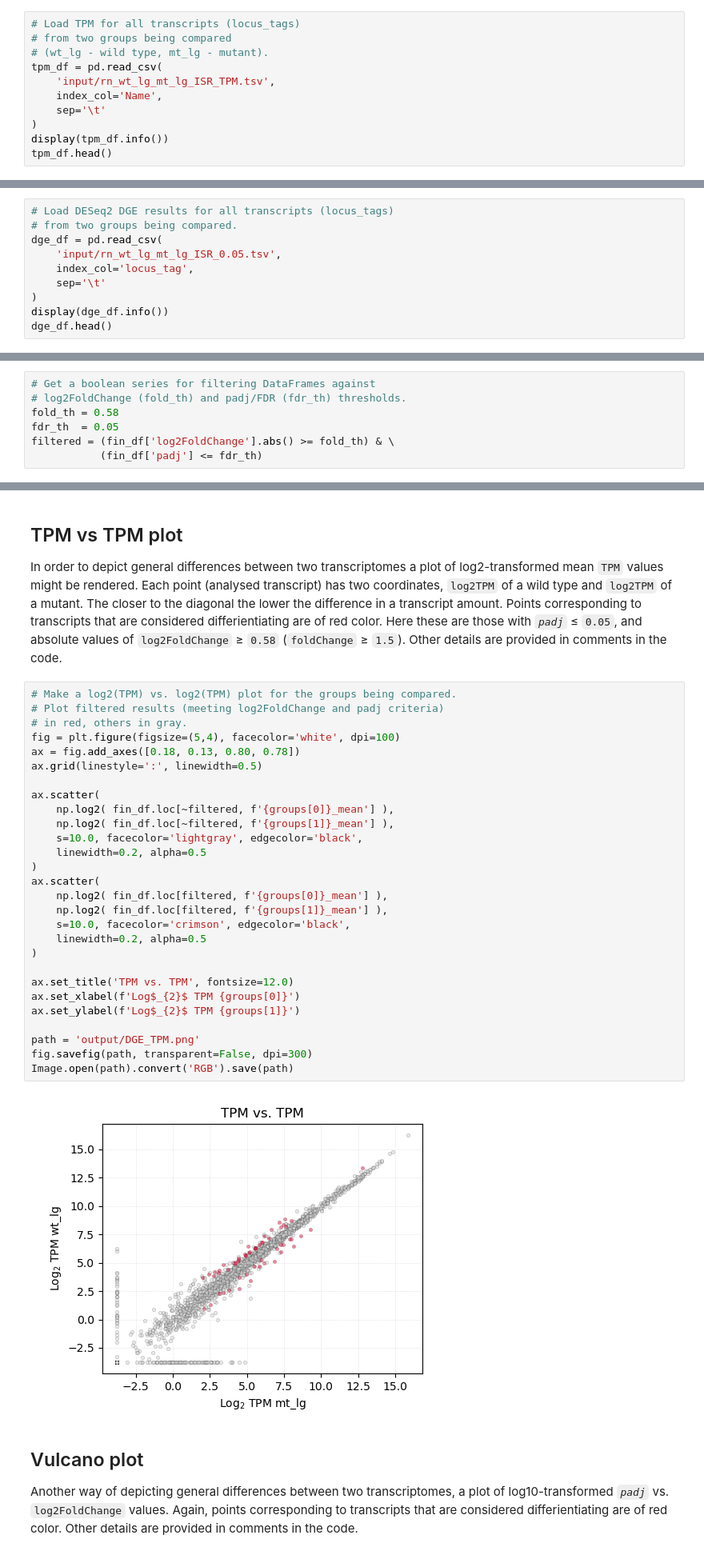
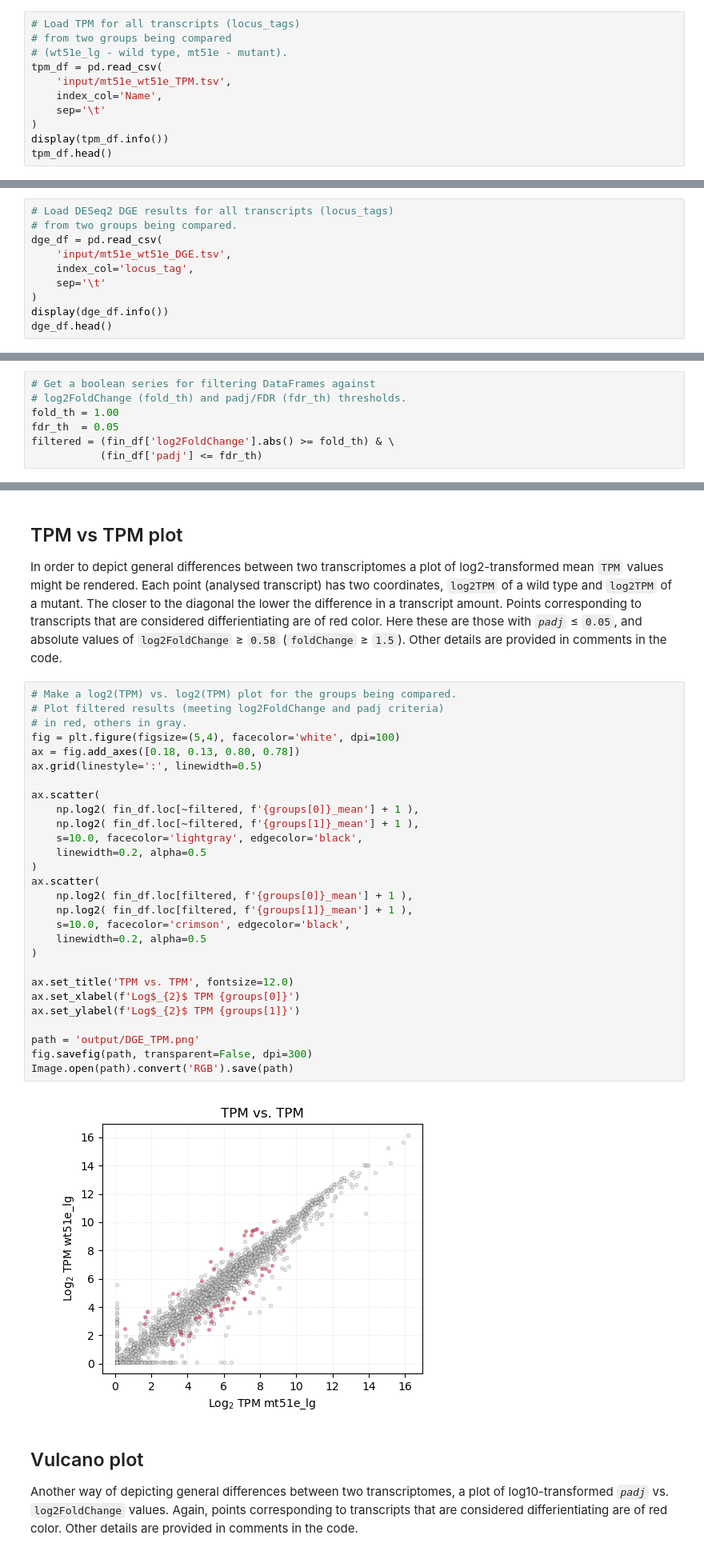
Before and after one commit to michalbukowski/dge-ontology, a Jupyter notebook: DGE-charts.ipynb, the cells around one changed output, grey strips where cells are left out. Shown at 80% size. Cells and saved outputs as stored; diff of their text form.

```diff
--- a/DGE-charts.ipynb
+++ b/DGE-charts.ipynb
@@ -40,9 +41,9 @@ def color_wheel():
 # %%
 # Load TPM for all transcripts (locus_tags)
 # from two groups being compared
-# (wt_lg - wild type, mt_lg - mutant).
+# (wt51e_lg - wild type, mt51e - mutant).
 tpm_df = pd.read_csv(
-    'input/rn_wt_lg_mt_lg_ISR_TPM.tsv',
+    'input/mt51e_wt51e_TPM.tsv',
     index_col='Name',
     sep='\t'
 )
@@ -74,7 +75,7 @@ None
 # Load DESeq2 DGE results for all transcripts (locus_tags)
 # from two groups being compared.
 dge_df = pd.read_csv(
-    'input/rn_wt_lg_mt_lg_ISR_0.05.tsv',
+    'input/mt51e_wt51e_DGE.tsv',
     index_col='locus_tag',
     sep='\t'
 )
@@ -159,7 +160,7 @@ None
 # %%
 # Get a boolean series for filtering DataFrames against
 # log2FoldChange (fold_th) and padj/FDR (fdr_th) thresholds.
-fold_th = 0.58
+fold_th = 1.00
 fdr_th  = 0.05
 filtered = (fin_df['log2FoldChange'].abs() >= fold_th) & \
            (fin_df['padj'] <= fdr_th)
@@ -267,33 +267,33 @@ In order to depict general differences between two transcriptomes a plot of log2
 # %%
 # Make a log2(TPM) vs. log2(TPM) plot for the groups being compared.
 # Plot filtered results (meeting log2FoldChange and padj criteria)
 # in red, others in gray.
 fig = plt.figure(figsize=(5,4), facecolor='white', dpi=100)
 ax = fig.add_axes([0.18, 0.13, 0.80, 0.78])
 ax.grid(linestyle=':', linewidth=0.5)
 
 ax.scatter(
-    np.log2( fin_df.loc[~filtered, f'{groups[0]}_mean'] ),
-    np.log2( fin_df.loc[~filtered, f'{groups[1]}_mean'] ),
+    np.log2( fin_df.loc[~filtered, f'{groups[0]}_mean'] + 1 ),
+    np.log2( fin_df.loc[~filtered, f'{groups[1]}_mean'] + 1 ),
     s=10.0, facecolor='lightgray', edgecolor='black',
     linewidth=0.2, alpha=0.5
 )
 ax.scatter(
-    np.log2( fin_df.loc[filtered, f'{groups[0]}_mean'] ),
-    np.log2( fin_df.loc[filtered, f'{groups[1]}_mean'] ),
+    np.log2( fin_df.loc[filtered, f'{groups[0]}_mean'] + 1 ),
+    np.log2( fin_df.loc[filtered, f'{groups[1]}_mean'] + 1 ),
     s=10.0, facecolor='crimson', edgecolor='black',
     linewidth=0.2, alpha=0.5
 )
 
 ax.set_title('TPM vs. TPM', fontsize=12.0)
 ax.set_xlabel(f'Log$_{2}$ TPM {groups[0]}')
 ax.set_ylabel(f'Log$_{2}$ TPM {groups[1]}')
 
 path = 'output/DGE_TPM.png'
 fig.savefig(path, transparent=False, dpi=300)
 Image.open(path).convert('RGB').save(path)
 # %% [output]
-[figure, old version]
+[figure, new version]
 # %% [markdown]
 ## Vulcano plot
 Another way of depicting general differences between two transcriptomes, a plot of log10-transformed _`padj`_ vs. `log2FoldChange` values. Again, points corresponding to transcripts that are considered differientiating are of red color. Other details are provided in comments in the code.
```
Also changed, not shown: parts of 9 cells of this notebook, 9 other files.
